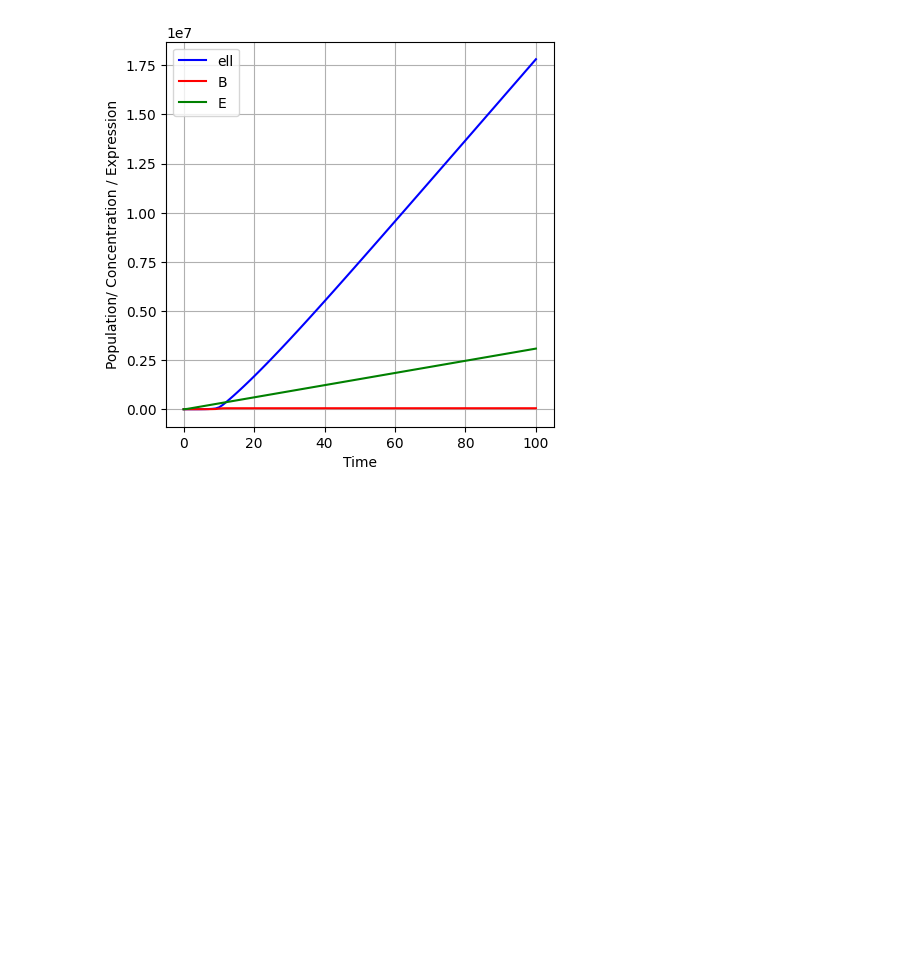
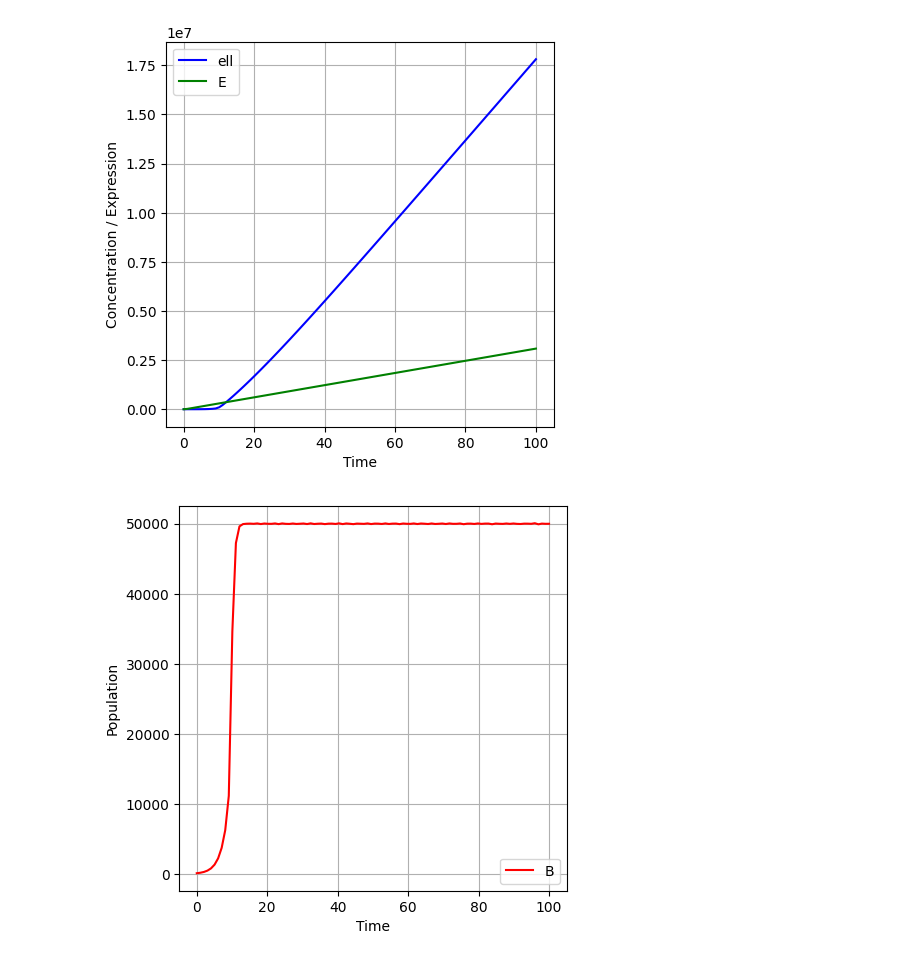
Before and after one commit to mcouture695/gt-quorumsensing-26, a Jupyter notebook: signal-density-QS.ipynb, the cells around one changed output. Cells and saved outputs as stored; diff of their text form; code cells hidden in the pictures; blank space fills up the shorter version.

Commit message:
Add estimated parameters, split graphs

```diff
--- a/signal-density-QS.ipynb
+++ b/signal-density-QS.ipynb
@@ -34,33 +34,34 @@ def model(t, state):
     E = a + b*(l/(l+H))
     return [dldt, dBdt, E]
 
 t_span = (0, 100)
 initial = (0.1, initial, 0)
 
 t_evaluate = np.linspace(0, 100, 100)
 
 sol = solve_ivp(fun = model, t_span = t_span, y0 = initial, method = 'RK45', t_eval = t_evaluate)
 
 plt.figure(figsize=(5,5))
 plt.plot(sol.t, sol.y[0], label='ell', color='blue')
 #plt.plot(sol.t, sol.y[1], label='B', color='red')
 plt.plot(sol.t, sol.y[2], label='E', color='green')
 #plt.plot(sol.t, sol.y[3], label='R', color='orange')
 plt.xlabel('Time')
-plt.ylabel('Population/ Concentration / Expression')
+plt.ylabel('Concentration / Expression')
 plt.legend()
 plt.grid(True)
 plt.show()
 
 plt.figure(figsize=(5,5))
 #plt.plot(sol.t, sol.y[0], label='ell', color='blue')
 plt.plot(sol.t, sol.y[1], label='B', color='red')
 #plt.plot(sol.t, sol.y[2], label='E', color='green')
 #plt.plot(sol.t, sol.y[3], label='R', color='orange')
 plt.xlabel('Time')
-plt.ylabel('Population/ Concentration / Expression')
+plt.ylabel('Population')
 plt.legend()
 plt.grid(True)
 plt.show()
 # %% [output]
-[figure, old version]
+[figure, new version]
+[figure, added]
```
